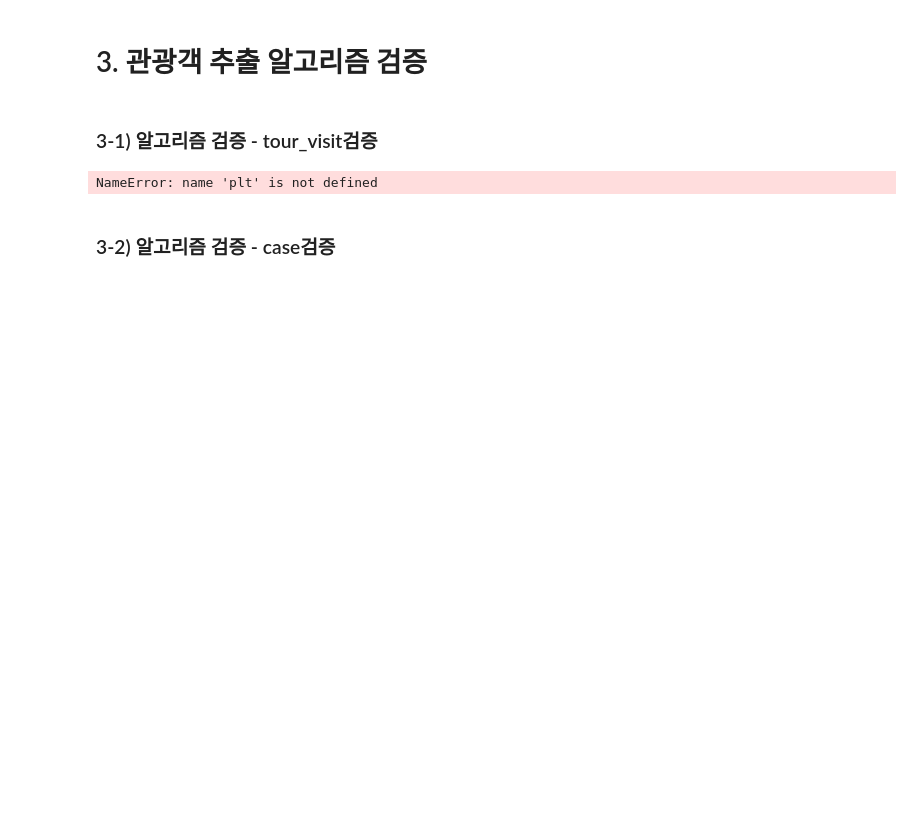
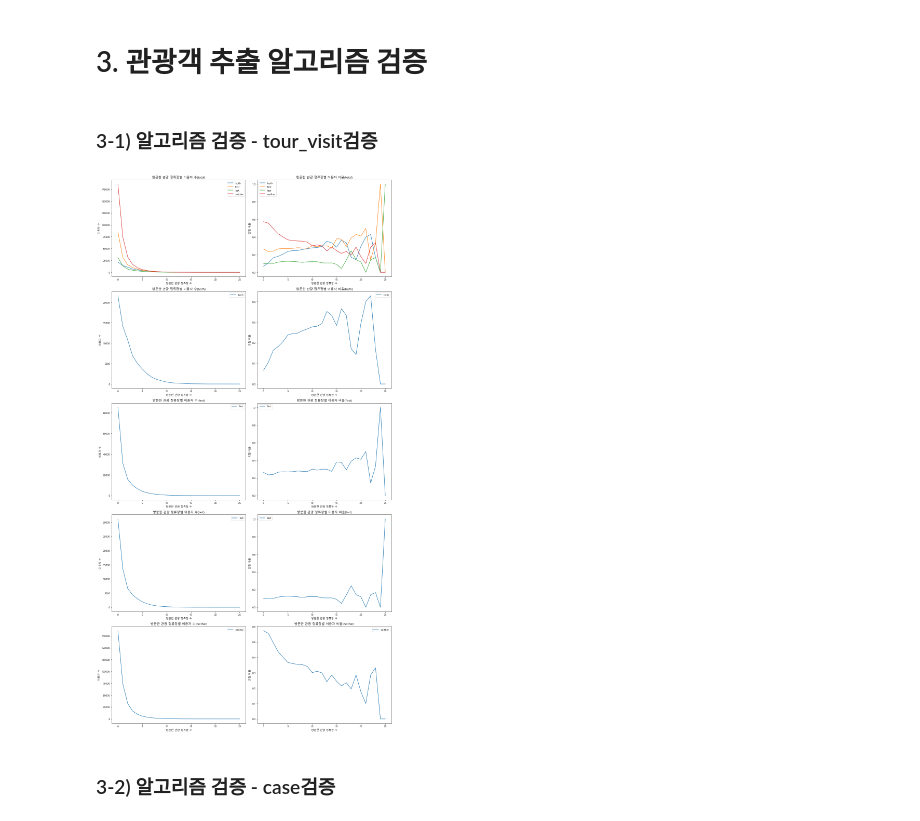
Before and after one commit to hoonisone/2020_jeju-bus-tag_data-analysis, a Jupyter notebook: main/1. 데이터 전처리/1. 이용자&정류장 추출.ipynb, the cells around one changed output. Drawn from its saved outputs; the diff is of its cells as text; code cells hidden in the pictures; blank space fills up the shorter version.

```diff
--- a/main/1. 데이터 전처리/1. 이용자&정류장 추출.ipynb
+++ b/main/1. 데이터 전처리/1. 이용자&정류장 추출.ipynb
@@ -302,7 +151,0 @@ user_df = anz.analyze_start_end(user_df, usage_df)
-# %%
-# HAND WORK - "station_df.csv"를 보고 직접 관광 관련 정류장 컬럼을 삽입하고
-# "tour_station_df.csv"로 저장
-station_df = pd.read_csv("data/analysis/tour_station_df.csv", low_memory=False, encoding = "cp949") #, dtype=dtype)
-tour_station_df = station_df[station_df["tour_station_flag"] == True]
-tour_station_df = tour_station_df[tour_station_df['total_usage'] >= 150]
-tour_station_df
@@ -376,0 +258,7 @@ See the caveats in the documentation: https://pandas.pydata.org/pandas-docs/stab
+# %%
+# analyze_station_usage()에 대한 작업 내용 파라미터 셋
+orders = [["total",   "geton",  "total_geton"],
+          ["total",   "getoff", "total_getoff"]]
+
+# 전체 이용자에 대한 정류장별 이용량 분석 수행
+station_df = analyze_station_usage(station_df, user_df, usage_df, orders)
@@ -376,0 +320,19 @@ See the caveats in the documentation: https://pandas.pydata.org/pandas-docs/stab
+# %%
+# 정류장의 관광정류장 여부 판별
+def analyze_tour_station(station_df, candidate_df, result_column):
+    station_df = station_df.copy()
+    candidate_df = candidate_df.copy()
+    candidate_df = candidate_df[["station_id", "candidate_flag"]]
+    candidate_df = pd.merge(station_df, candidate_df, on="station_id")
+    candidate_df = candidate_df[candidate_df["candidate_flag"] == True]
+    candidate_df = candidate_df[candidate_df['total_geton'] >= 150]
+    tour_station_df = candidate_df[["station_id", "candidate_flag"]]
+    tour_station_df = tour_station_df.rename(columns={"candidate_flag":result_column})
+    if result_column in station_df.columns:
+        del station_df[result_column]
+    station_df = pd.merge(station_df, tour_station_df, on="station_id", how="outer").fillna(False)
+    return station_df
+
+# candidate_df는 기존의 station_df에 수작업으로 candidate컬럼 생성 요구
+tour_station_candidate_df = pd.read_csv(TOUR_STATION_CANDIDATE_DF_PATH, low_memory=False, encoding = DEFAULT_ENCODING) #, dtype=dtype)
+station_df = analyze_tour_station(station_df, tour_station_candidate_df, result_column="tour_station_flag")
@@ -484,8 +519,0 @@ station_df
-# %%
-s_df = user_df
-o_df = station_df
-u_df = usage_df.rename(columns={"geton_station_id":"station_id"})
-column = "usage"
-result_df = get_usage(s_df, o_df, u_df, column = column, s_id="user_id", o_id="station_id")
-station_df[column] = result_df[column]
-station_df
@@ -541,9 +539,9 @@ def draw_tour_visit_analysis_graph(user_df):
         count_values[column] = []
         ratio_values[column] = []
 
-    max_visit = int(user_df["tour_visit"].max())
+    max_visit = int(user_df["tour_station_count"].max())
     for i in range(max_visit):
-        sample_df = user_df[(i <=user_df["tour_visit"]) & (user_df["tour_visit"] <= i+1)]
+        sample_df = user_df[(i <=user_df["tour_station_count"]) & (user_df["tour_station_count"] <= i+1)]
         total_count = len(sample_df)
         for column in columns:
             count = len(sample_df[sample_df[column] == True])
@@ -565,34 +563,34 @@ def draw_tour_visit_analysis_graph(user_df):
     # 그래프 - 유형별 그래프
     plt.subplot(5, 2, 2)
     for idx, column in enumerate(columns):
         plt.plot(list(range(0, max_visit, 1)), ratio_values[column])
         plt.legend(columns, loc = 0)
         plt.title('방문한 관광 정류장별 이용자 비율({})'.format("total"))
         plt.xlabel("방문한 관광 정류장 수")
         plt.ylabel("유형 비율")
 
     for idx, column in enumerate(columns):
 
         plt.subplot(5, 2, 2*(idx)+3)
         plt.plot(list(range(0, max_visit, 1)), count_values[column])
         plt.legend([columns[idx]], loc = 0)
         plt.title('방문한 관광 정류장별 이용자 수({})'.format(column))
         plt.xlabel("방문한 관광 정류장 수")
         plt.ylabel("이용자 수")
 
         plt.subplot(5, 2, 2*(idx)+4)
         plt.plot(list(range(0, max_visit, 1)), ratio_values[column])
         plt.legend([columns[idx]], loc = 0)
         plt.title('방문한 관광 정류장별 이용자 비율({})'.format(column))
         plt.xlabel("방문한 관광 정류장 수")
         plt.ylabel("유형 비율")
     plt.tight_layout()
     return plt
 
 plt = draw_tour_visit_analysis_graph(user_df[user_df["period"]<15])
 plt.show()
 # %% [output]
-NameError: name 'plt' is not defined
+[figure, added]
 # %% [markdown]
 ### 3-2) 알고리즘 검증 - case검증
 # %%
```
Also changed, not shown: parts of 64 cells of this notebook.
